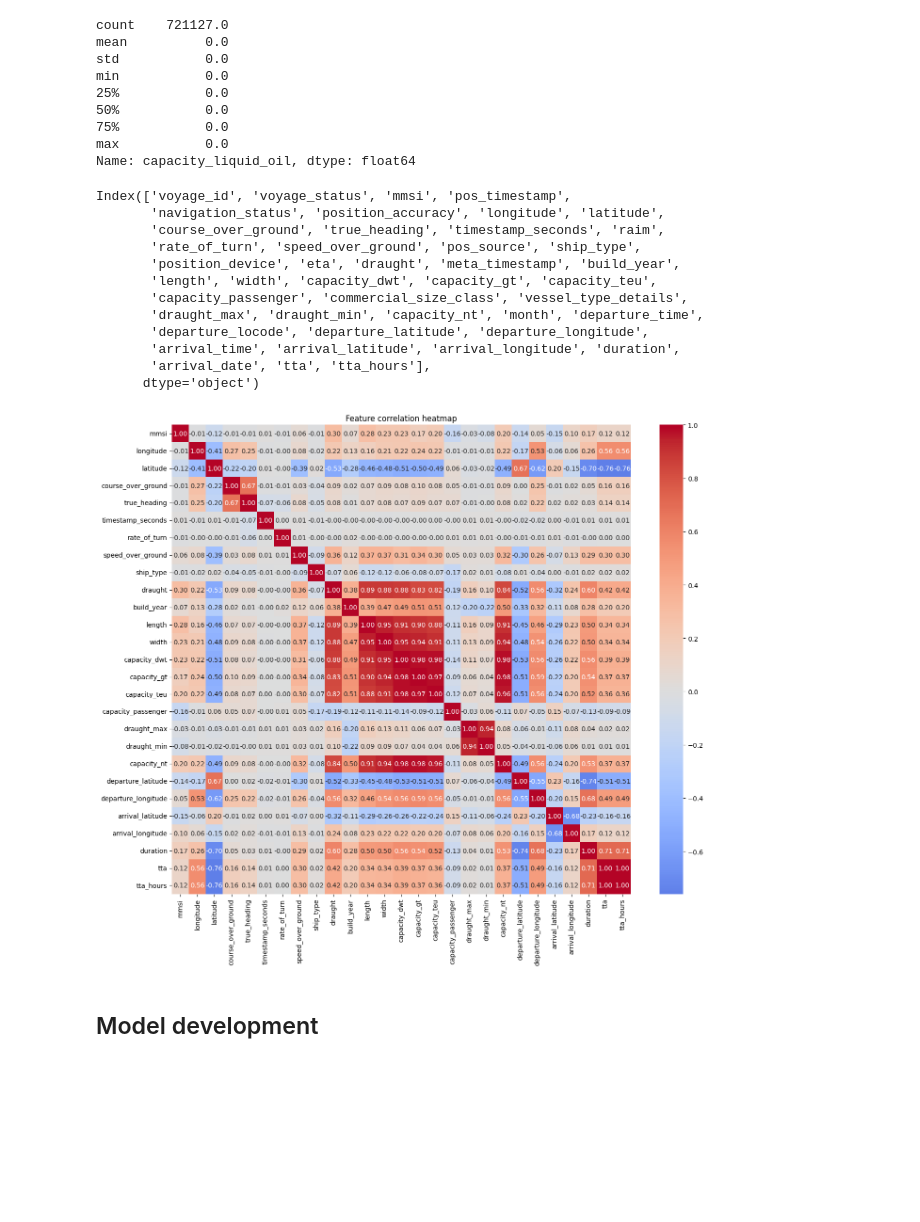
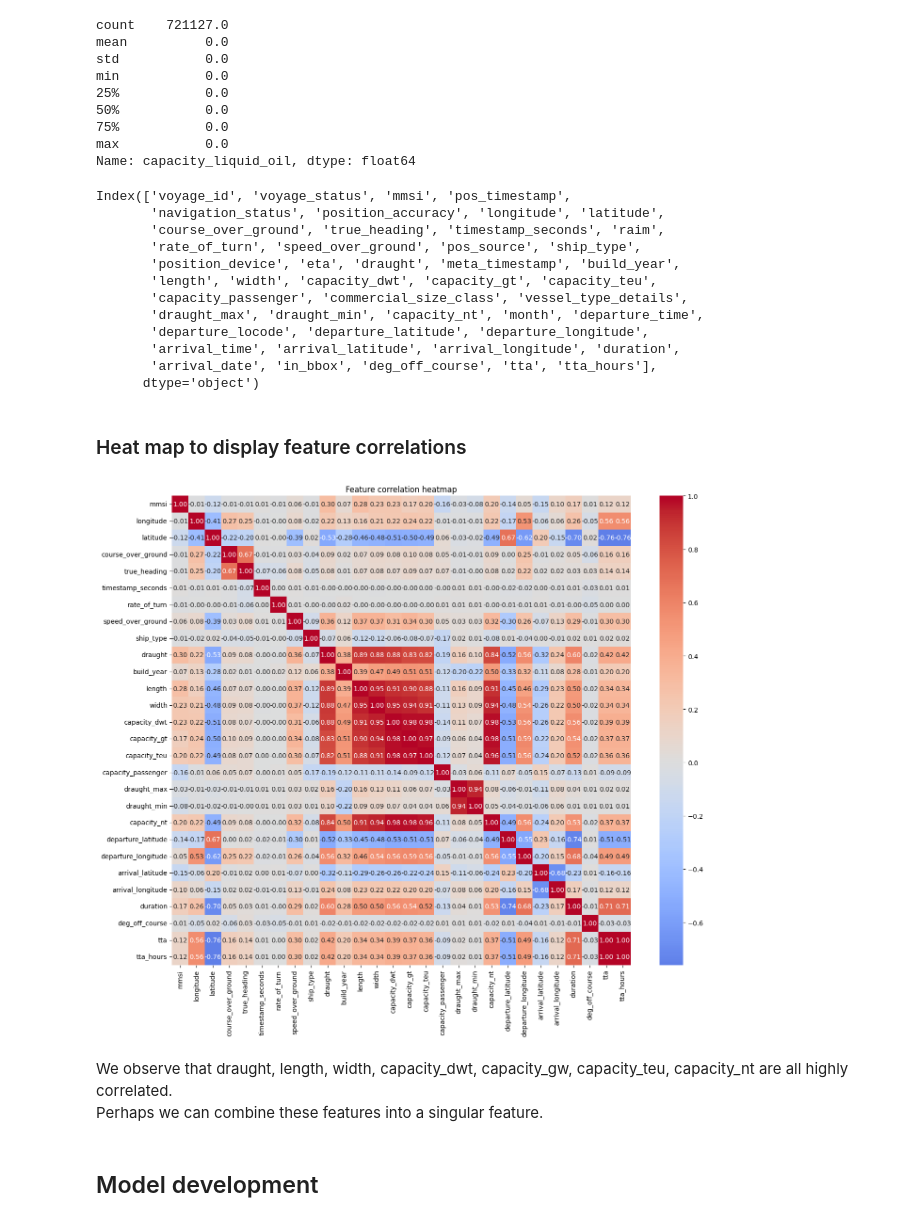
Before and after one commit to Magnuswlange/port_congestion_proj_ml, a Jupyter notebook: feature_selection.ipynb, the cells around one changed output. Drawn from its saved outputs; the diff is of its cells as text; code cells hidden in the pictures; blank space fills up the shorter version.

```diff
--- a/feature_selection.ipynb
+++ b/feature_selection.ipynb
@@ -717,10 +734,10 @@ min           0.0
 max           0.0
 Name: capacity_liquid_oil, dtype: float64
 # %%
-unrelated_cols = ["capacity_liquid_gas", "capacity_liquid_oil", "arrival_country", "meta_source", "imo", "arrival_locode", "owner", "name", "manager", "builder", "destination", "class_society", "flag", "vid_prefix", "next_voyage_id", "prev_voyage_id", "departed_port_call_id", "arrived_port_call_id", "call_sign", "ref_point_a", "ref_point_b", "ref_point_c", "ref_point_d", "call_sign"]
-cargo_ais_meta_merged.drop(columns=unrelated_cols, inplace=True)
+unnecessary_lbls = ["capacity_liquid_gas", "capacity_liquid_oil", "arrival_country", "meta_source", "imo", "arrival_locode", "owner", "name", "manager", "builder", "destination", "class_society", "flag", "vid_prefix", "next_voyage_id", "prev_voyage_id", "departed_port_call_id", "arrived_port_call_id", "call_sign", "ref_point_a", "ref_point_b", "ref_point_c", "ref_point_d", "call_sign"]
+features = cargo_ais_meta_merged.drop(columns=unnecessary_lbls)
 # %%
-cargo_ais_meta_merged.columns
+features.columns
 # %% [output]
 Index(['voyage_id', 'voyage_status', 'mmsi', 'pos_timestamp',
        'navigation_status', 'position_accuracy', 'longitude', 'latitude',
@@ -732,26 +749,31 @@ Index(['voyage_id', 'voyage_status', 'mmsi', 'pos_timestamp',
        'draught_max', 'draught_min', 'capacity_nt', 'month', 'departure_time',
        'departure_locode', 'departure_latitude', 'departure_longitude',
        'arrival_time', 'arrival_latitude', 'arrival_longitude', 'duration',
-       'arrival_date', 'tta', 'tta_hours'],
+       'arrival_date', 'in_bbox', 'deg_off_course', 'tta', 'tta_hours'],
       dtype='object')
+# %% [markdown]
+### Heat map to display feature correlations
 # %%
 # seaborn correlation heatmap
 import seaborn as sns
 
 # 1) Select only numeric columns from your df (e.g. X_train)
-num_df = cargo_ais_meta_merged.select_dtypes(include=["number"])
+num_df = features.select_dtypes(include=["number"])
 
 # 2) Compute correlation matrix
 corr = num_df.corr()
 
 # 3) Plot heatmap
 plt.figure(figsize=(14, 12))
 sns.heatmap(corr, cmap="coolwarm", annot=True, fmt=".2f", center=0)
 plt.title("Feature correlation heatmap")
 plt.tight_layout()
 plt.show()
 # %% [output]
-[figure, old version]
+[figure, new version]
+# %% [markdown]
+We observe that draught, length, width, capacity_dwt, capacity_gw, capacity_teu, capacity_nt are all highly correlated.<br>
+Perhaps we can combine these features into a singular feature.
 # %% [markdown]
 ## Model development
 # %%
```
Also changed, not shown: parts of 9 cells of this notebook.
